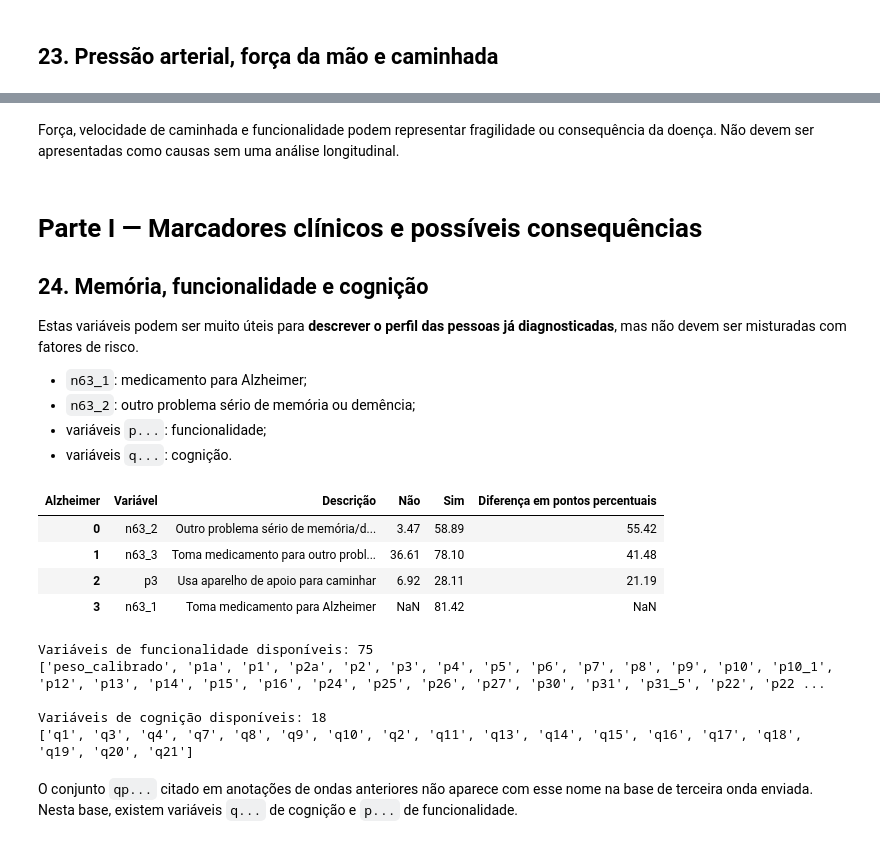
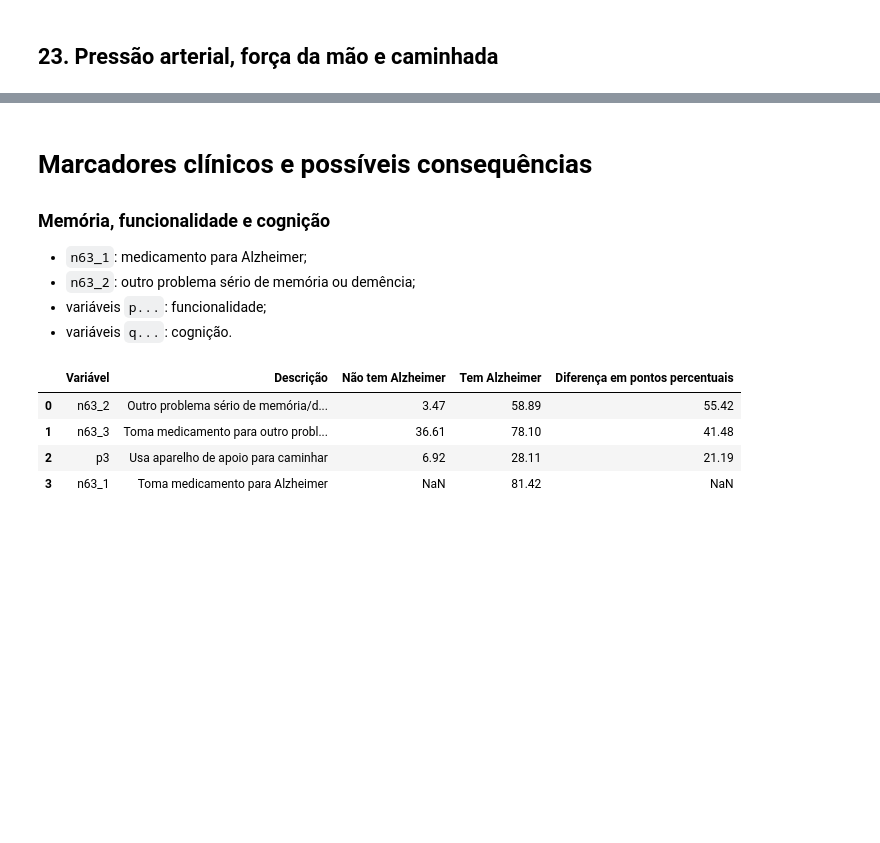
Before and after one commit to toni-cav/Analise_SIICUSP, a Jupyter notebook: analise_exploratoria_elsi_alzheimer_completa.ipynb, the cells around one changed output, grey strips where cells are left out. Drawn from its saved outputs; the diff is of its cells as text; code cells hidden in the pictures; blank space fills up the shorter version.

```diff
--- a/analise_exploratoria_elsi_alzheimer_completa.ipynb
+++ b/analise_exploratoria_elsi_alzheimer_completa.ipynb
@@ -177,5 +181,5 @@ Total de variáveis encontradas: 866
 # %%
-for bloco, grupo in inventario.groupby("bloco", sort=False):
+for bloco, grupo in inventario.groupby("Bloco", sort=False):
     print(f"\n{bloco} — {len(grupo)} colunas")
-    print(", ".join(grupo["variavel"].tolist()))
+    print(", ".join(grupo["Variável"].tolist()))
 # %% [output]
@@ -1202,12 +1226,8 @@ Tempo médio de caminhada
 | 0 | mf39 | Usou aparelho de apoio no teste d... | 2.05 | 9.84 | 7.79 |
-# %% [markdown]
-Força, velocidade de caminhada e funcionalidade podem representar fragilidade ou consequência da doença. Não devem ser apresentadas como causas sem uma análise longitudinal.
 # %% [markdown]
-# Parte I — Marcadores clínicos e possíveis consequências
+# Marcadores clínicos e possíveis consequências
 
-## 24. Memória, funcionalidade e cognição
-
-Estas variáveis podem ser muito úteis para **descrever o perfil das pessoas já diagnosticadas**, mas não devem ser misturadas com fatores de risco.
+### Memória, funcionalidade e cognição
 
 - `n63_1`: medicamento para Alzheimer;
 - `n63_2`: outro problema sério de memória ou demência;
@@ -1216,31 +1236,15 @@ Estas variáveis podem ser muito úteis para **descrever o perfil das pessoas j
 # %%
 marcadores_binarios = {
     "n63_1": "Toma medicamento para Alzheimer",
     "n63_2": "Outro problema sério de memória/demência",
     "n63_3": "Toma medicamento para outro problema de memória",
     "p3": "Usa aparelho de apoio para caminhar",
 }
 
 display(comparar_variaveis_binarias(marcadores_binarios))
-
-colunas_funcionalidade = [c for c in base.columns if re.match(r"^p", c)]
-colunas_cognicao = [c for c in base.columns if re.match(r"^q", c)]
-
-print("Variáveis de funcionalidade disponíveis:", len(colunas_funcionalidade))
-print(colunas_funcionalidade)
-
-print("\nVariáveis de cognição disponíveis:", len(colunas_cognicao))
-print(colunas_cognicao)
 # %% [output]
-| Alzheimer | Variável | Descrição | Não | Sim | Diferença em pontos percentuais |
+|  | Variável | Descrição | Não tem Alzheimer | Tem Alzheimer | Diferença em pontos percentuais |
 | 0 | n63_2 | Outro problema sério de memória/d... | 3.47 | 58.89 | 55.42 |
 | 1 | n63_3 | Toma medicamento para outro probl... | 36.61 | 78.10 | 41.48 |
 | 2 | p3 | Usa aparelho de apoio para caminhar | 6.92 | 28.11 | 21.19 |
 | 3 | n63_1 | Toma medicamento para Alzheimer | NaN | 81.42 | NaN |
-Variáveis de funcionalidade disponíveis: 75
-['peso_calibrado', 'p1a', 'p1', 'p2a', 'p2', 'p3', 'p4', 'p5', 'p6', 'p7', 'p8', 'p9', 'p10', 'p10_1', 'p12', 'p13', 'p14', 'p15', 'p16', 'p24', 'p25', 'p26', 'p27', 'p30', 'p31', 'p31_5', 'p22', 'p22 ...
-
-Variáveis de cognição disponíveis: 18
-['q1', 'q3', 'q4', 'q7', 'q8', 'q9', 'q10', 'q2', 'q11', 'q13', 'q14', 'q15', 'q16', 'q17', 'q18', 'q19', 'q20', 'q21']
-# %% [markdown]
-O conjunto `qp...` citado em anotações de ondas anteriores não aparece com esse nome na base de terceira onda enviada. Nesta base, existem variáveis `q...` de cognição e `p...` de funcionalidade.
```
Also changed, not shown: parts of 35 cells of this notebook.
